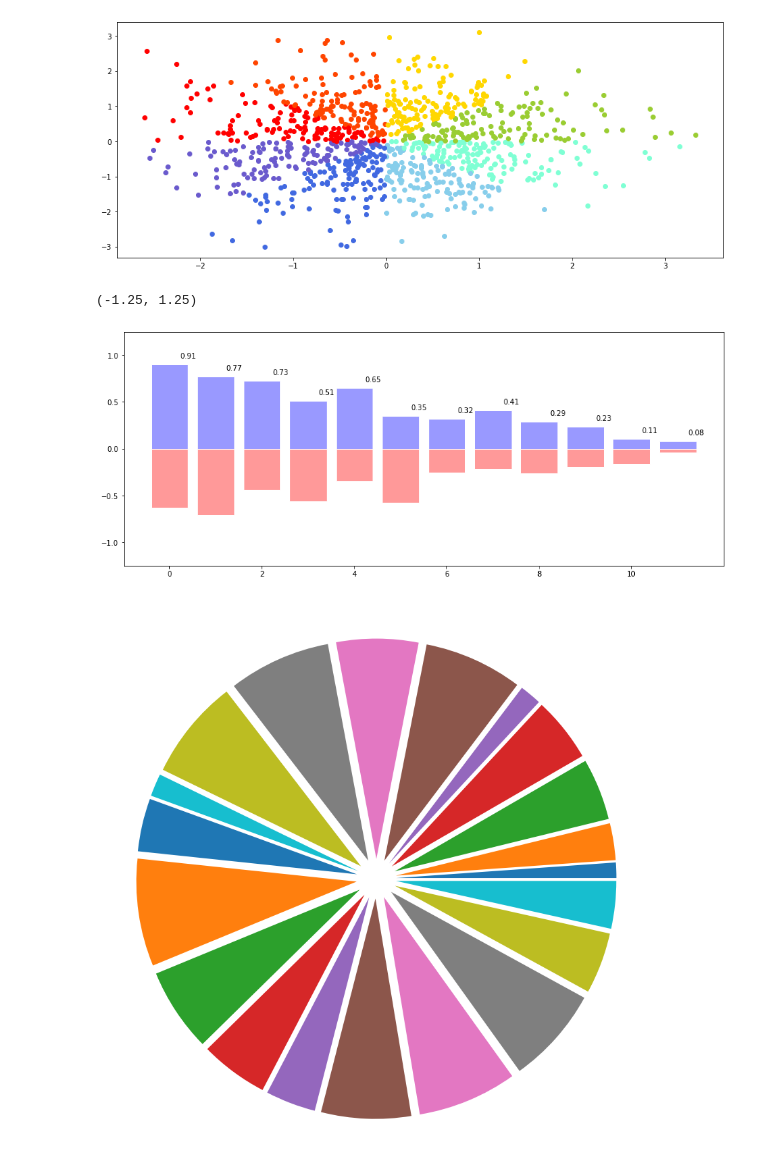
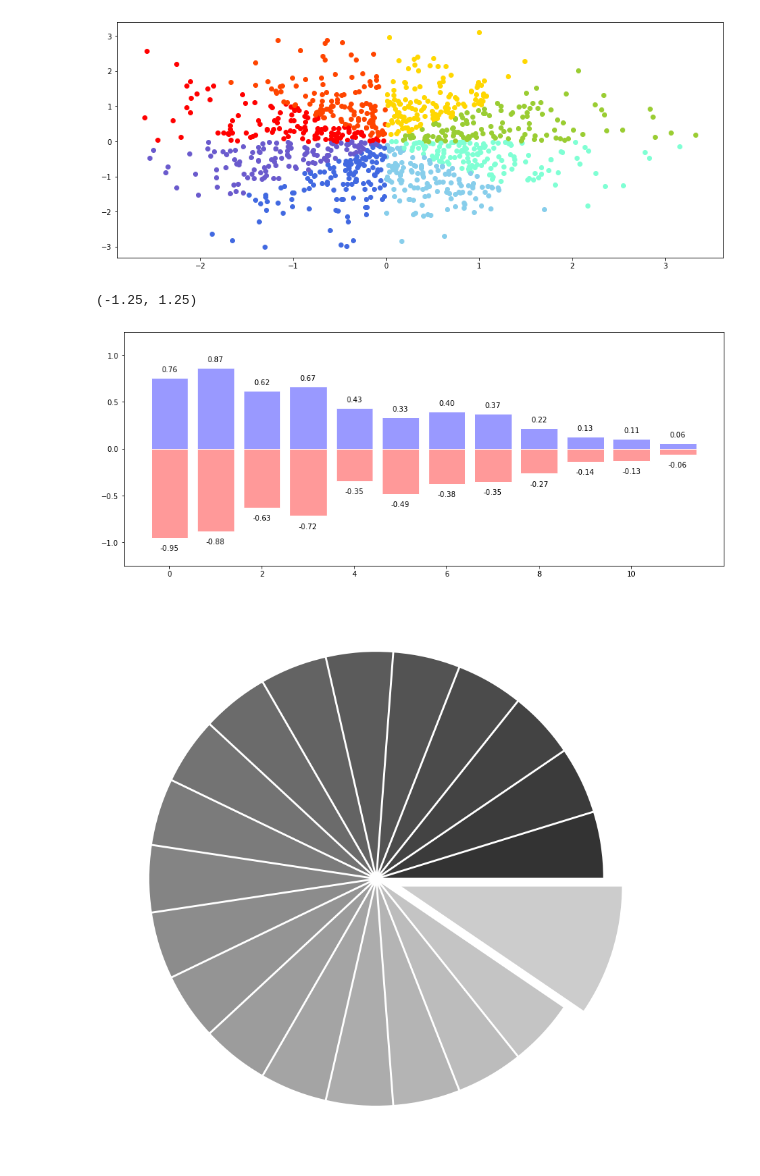
Before and after one commit to AlejandroVale/r-basic, a Jupyter notebook: Practicas del Curso/Tarea7.ipynb, the cells around one changed output. Cells and saved outputs as stored; diff of their text form; code cells hidden in the pictures.

```diff
--- a/Practicas del Curso/Tarea7.ipynb
+++ b/Practicas del Curso/Tarea7.ipynb
@@ -59,6 +63,10 @@ plt.show()
 [figure]
 # %%
 # Ejercicio 3
+import matplotlib.pyplot as plt
+import matplotlib.cm as cm
+import numpy as np
+
 plt.figure(1,figsize = (15,6))
 
 n = 12
@@ -75,21 +83,38 @@ plt.bar(X, -Y2, facecolor='#ff9999', edgecolor='white')
 
 for x, y in zip(X, Y1):
 
-        plt.text(x + 0.4, y + 0.05, '%.2f' % y, ha='center', va='bottom')
+        plt.text(x, y + 0.05, '%.2f' % y, ha='center', va='bottom')
+
+for x, y in zip(X, -Y2):
+
+        plt.text(x, y - 0.15, '%.2f' % y, ha='center', va='bottom')
 
 plt.ylim(-1.25, +1.25)
 # %% [output]
 (-1.25, 1.25)
-[figure, old version]
+[figure, new version]
 # %%
 # Ejercicio 4
+import matplotlib.pyplot as plt
+import matplotlib.cm as cm
+import numpy as np
+from cycler import cycler
+
 plt.figure(1,figsize = (15,15))
 
-Z = np.random.uniform(0, 1, 20)
-exp= np.arange(20) *0+0.09
+#Z = np.random.uniform(0, 1, 20)
 
-plt.pie(Z, explode=exp)
+X = np.arange(0,20) *0 +1
+X[len(X)-1]= X[len(X)-1]*2
+
+exp = np.arange(20) *0+0.03
+exp [len(exp )-1]= exp [len(exp)-1]*4
+
+colors = plt.cm.gray(np.linspace(0.2, 0.8, 20))
+plt.rcParams['axes.prop_cycle'] = cycler(color=colors)
+
+plt.pie(X, explode=exp, )
 
 plt.show()
 # %% [output]
-[figure, old version]
+[figure, new version]
```
Also changed, not shown: parts of 1 cell of this notebook, 40 other files.
